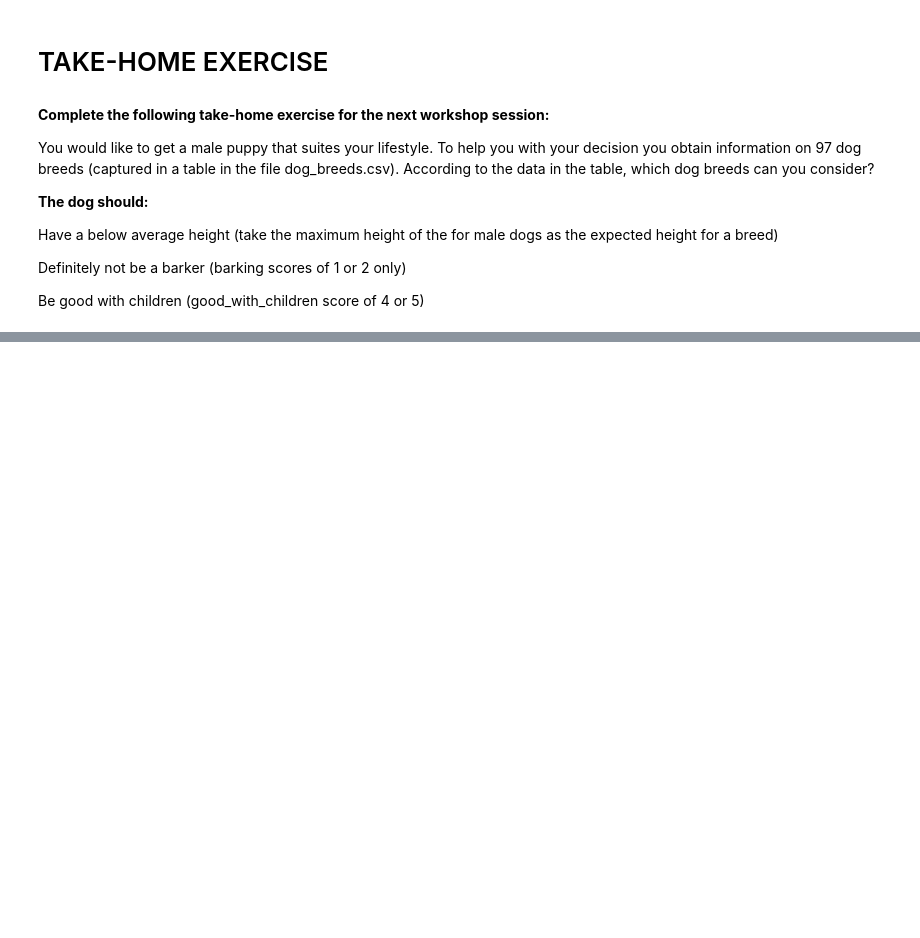
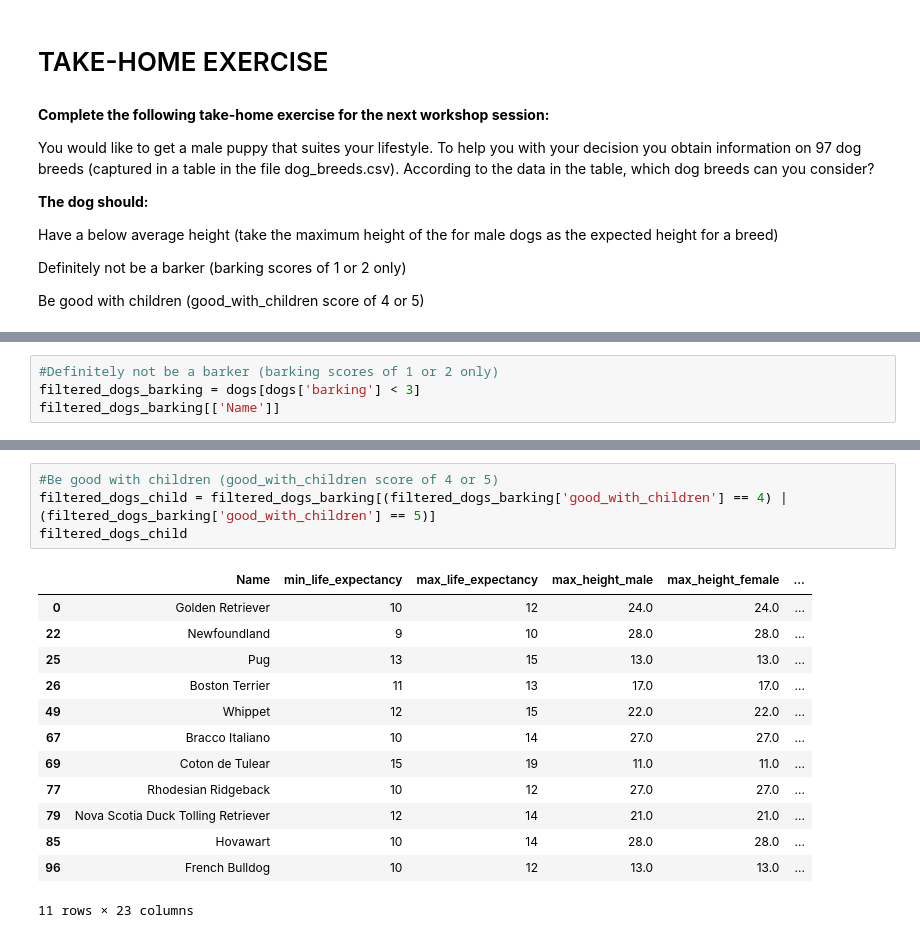
Before and after one commit to DylanPrinsloo/UCode, a Jupyter notebook: Year 1/Semester 1/Python/Lessons/session3.ipynb, the cells around one changed output, grey strips where cells are left out. Cells and saved outputs as stored; diff of their text form; blank space fills up the shorter version.

```diff
--- a/Year 1/Semester 1/Python/Lessons/session3.ipynb
+++ b/Year 1/Semester 1/Python/Lessons/session3.ipynb
@@ -220,0 +276,4 @@ Be good with children (good_with_children score of 4 or 5)
+# %%
+#Definitely not be a barker (barking scores of 1 or 2 only)
+filtered_dogs_barking = dogs[dogs['barking'] < 3]
+filtered_dogs_barking[['Name']]
@@ -220,0 +318,18 @@ Be good with children (good_with_children score of 4 or 5)
+# %%
+#Be good with children (good_with_children score of 4 or 5)
+filtered_dogs_child = filtered_dogs_barking[(filtered_dogs_barking['good_with_children'] == 4) | (filtered_dogs_barking['good_with_children'] == 5)]
+filtered_dogs_child
+# %% [output]
+|  | Name | min_life_expectancy | max_life_expectancy | max_height_male | max_height_female | ... |
+| 0 | Golden Retriever | 10 | 12 | 24.0 | 24.0 | ... |
+| 22 | Newfoundland | 9 | 10 | 28.0 | 28.0 | ... |
+| 25 | Pug | 13 | 15 | 13.0 | 13.0 | ... |
+| 26 | Boston Terrier | 11 | 13 | 17.0 | 17.0 | ... |
+| 49 | Whippet | 12 | 15 | 22.0 | 22.0 | ... |
+| 67 | Bracco Italiano | 10 | 14 | 27.0 | 27.0 | ... |
+| 69 | Coton de Tulear | 15 | 19 | 11.0 | 11.0 | ... |
+| 77 | Rhodesian Ridgeback | 10 | 12 | 27.0 | 27.0 | ... |
+| 79 | Nova Scotia Duck Tolling Retriever | 12 | 14 | 21.0 | 21.0 | ... |
+| 85 | Hovawart | 10 | 14 | 28.0 | 28.0 | ... |
+| 96 | French Bulldog | 10 | 12 | 13.0 | 13.0 | ... |
+11 rows × 23 columns
```
Also changed, not shown: parts of 7 cells of this notebook.
